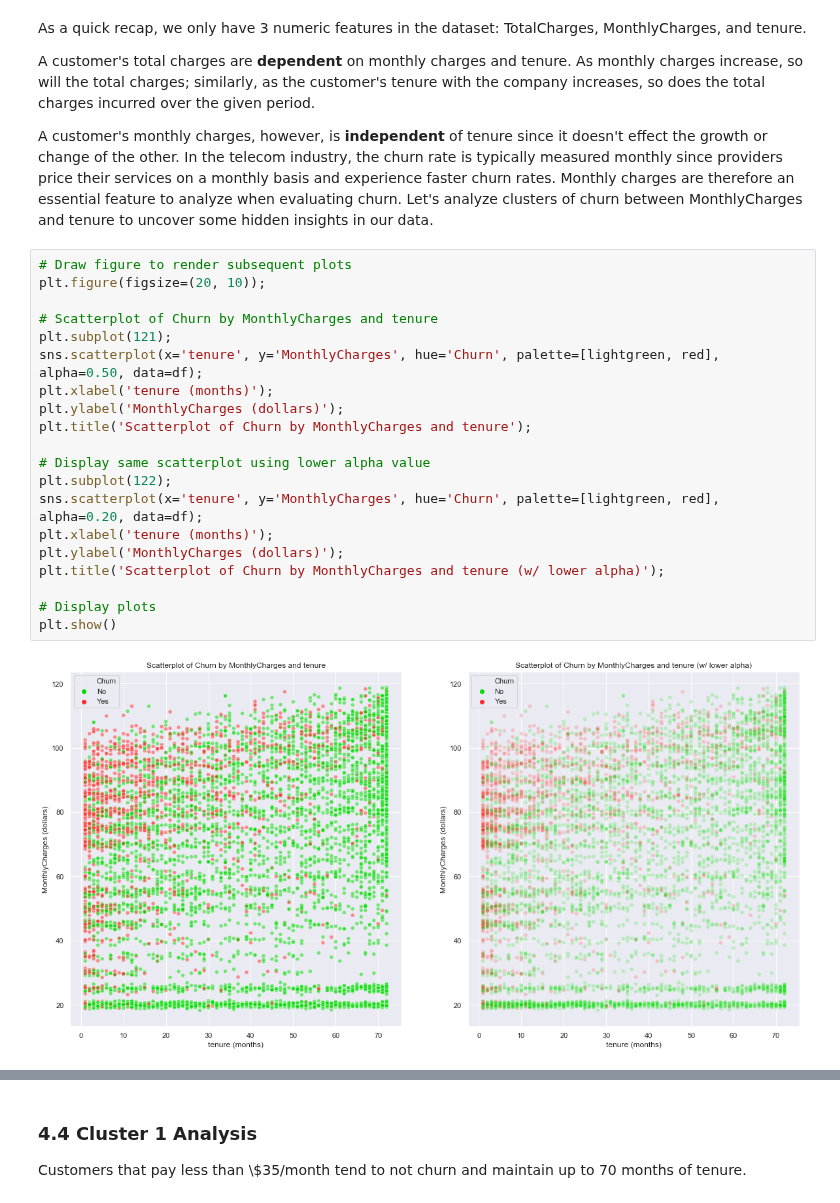
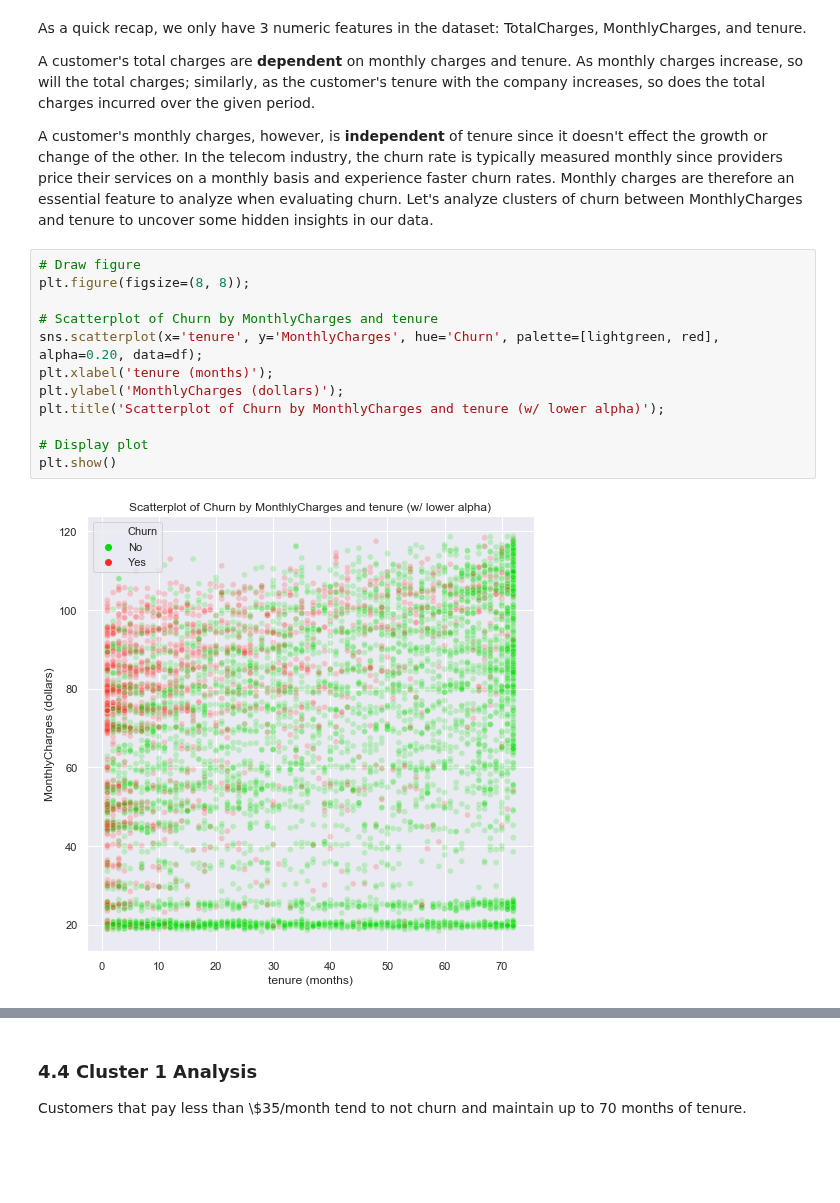
Before and after one commit to ayn28/Project-Portfolio, a Jupyter notebook: current-capstone-project/customer-churn/customer_churn.ipynb, the cells around one changed output, grey strips where cells are left out. Saved outputs shown, nothing was run; the diff lists cells and outputs as text; blank space fills up the shorter version.

```diff
--- a/current-capstone-project/customer-churn/customer_churn.ipynb
+++ b/current-capstone-project/customer-churn/customer_churn.ipynb
@@ -329,25 +329,17 @@ A customer's total charges are **dependent** on monthly charges and tenure. As m
 
 A customer's monthly charges, however, is **independent** of tenure since it doesn't effect the growth or change of the other. In the telecom industry, the churn rate is typically measured monthly since providers price their services on a monthly basis and experience faster churn rates. Monthly charges are therefore an essential feature to analyze when evaluating churn. Let's analyze clusters of churn between MonthlyCharges and tenure to uncover some hidden insights in our data.
 # %%
-# Draw figure to render subsequent plots
-plt.figure(figsize=(20, 10));
+# Draw figure
+plt.figure(figsize=(8, 8));
 
 # Scatterplot of Churn by MonthlyCharges and tenure
-plt.subplot(121);
-sns.scatterplot(x='tenure', y='MonthlyCharges', hue='Churn', palette=[lightgreen, red], alpha=0.50, data=df);
-plt.xlabel('tenure (months)');
-plt.ylabel('MonthlyCharges (dollars)');
-plt.title('Scatterplot of Churn by MonthlyCharges and tenure');
-
-# Display same scatterplot using lower alpha value
-plt.subplot(122);
 sns.scatterplot(x='tenure', y='MonthlyCharges', hue='Churn', palette=[lightgreen, red], alpha=0.20, data=df);
 plt.xlabel('tenure (months)');
 plt.ylabel('MonthlyCharges (dollars)');
 plt.title('Scatterplot of Churn by MonthlyCharges and tenure (w/ lower alpha)');
 
-# Display plots
+# Display plot
 plt.show()
 # %% [output]
-[figure, old version]
+[figure, new version]
 # %% [markdown]
```
Also changed, not shown: parts of 2 cells of this notebook.
